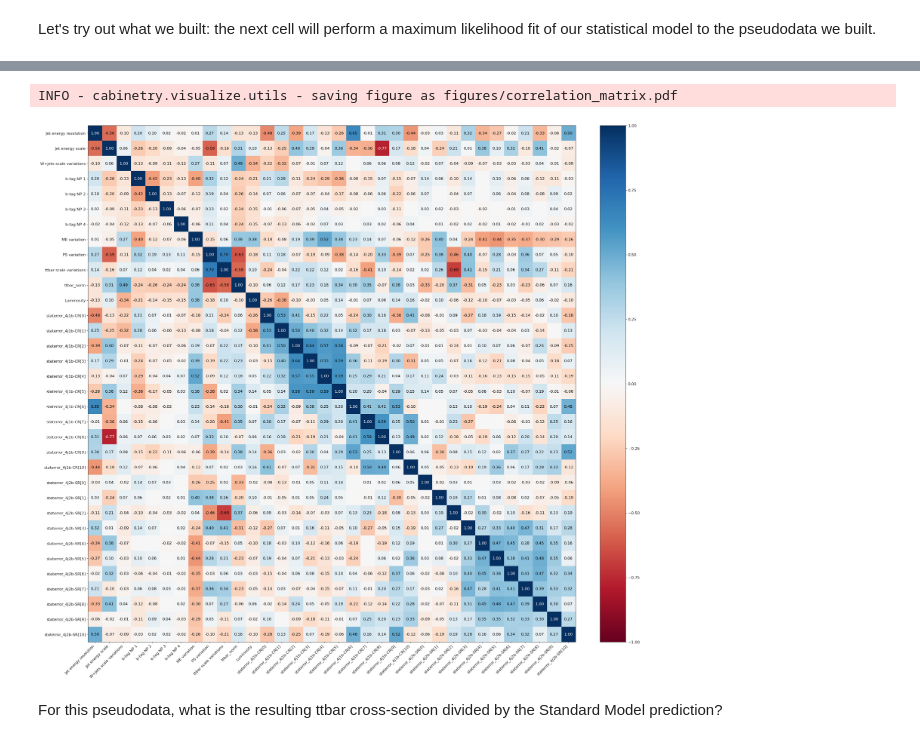
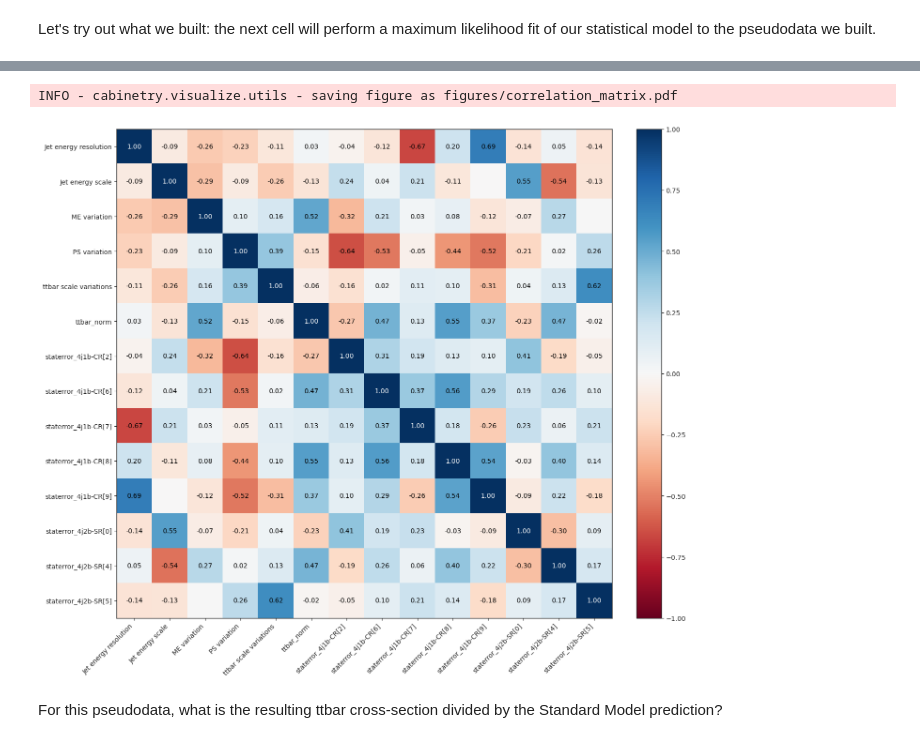
Before and after one commit to alexander-held/CompHEP-2023-AGC, a Jupyter notebook: talk.ipynb, the cells around one changed output, grey strips where cells are left out. Saved outputs shown, nothing was run; the diff lists cells and outputs as text; code cells hidden in the pictures.

```diff
--- a/talk.ipynb
+++ b/talk.ipynb
@@ -575,8 +544,8 @@ INFO - cabinetry.fit - staterror_4j2b-SR[10]   =  1.0003 +/- 0.0159
 # %%
-cabinetry.visualize.correlation_matrix(fit_results)
+cabinetry.visualize.correlation_matrix(fit_results, pruning_threshold=0.5)
 # %% [output]
 INFO - cabinetry.visualize.utils - saving figure as figures/correlation_matrix.pdf
-[figure, old version]
+[figure, new version]
 # %% [markdown]
 For this pseudodata, what is the resulting ttbar cross-section divided by the Standard Model prediction?
 # %%
```
Also changed, not shown: parts of 34 cells of this notebook, 3 other files.
